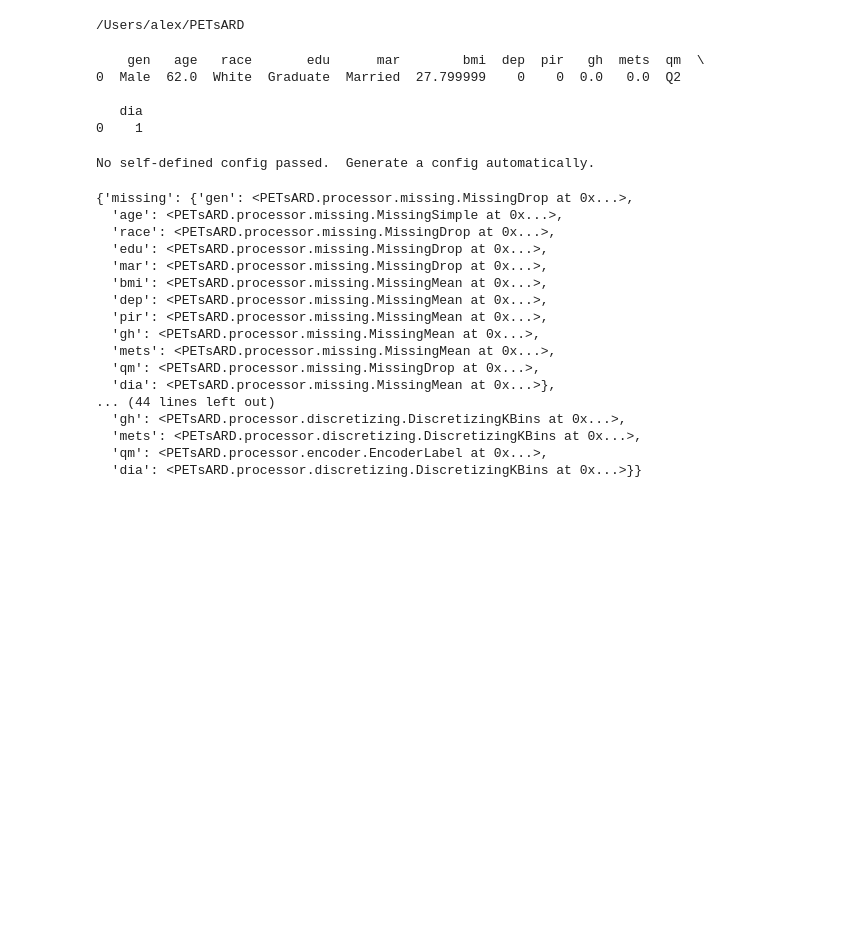
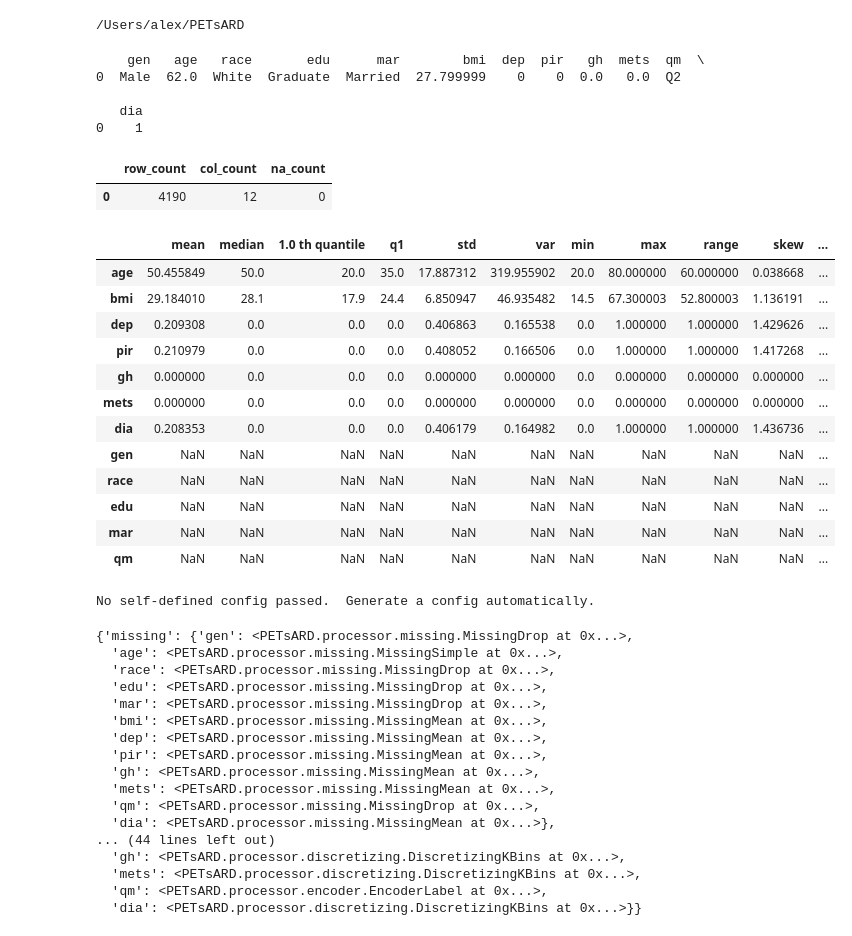
Before and after one commit to nics-tw/petsard, a Jupyter notebook: demo/AlexTest.ipynb, the cells around one changed output. Cells and saved outputs as stored; diff of their text form; code cells hidden in the pictures; blank space fills up the shorter version.

Commit message:
Add describer demo

```diff
--- a/demo/AlexTest.ipynb
+++ b/demo/AlexTest.ipynb
@@ -35,0 +40,8 @@ print(loader.data.head(1))
+# %%
+config = {
+    'method': 'summary',
+    'describe': ['mean', 'median', {'quantile': 0.01}, 'q1', 'corr',
+                  'row_count', 'cov', 'col_count', 'global_na_count',
+                  'std', 'var', 'min', 'max', 'range', 'skew', 'kurtosis','q3', 'iqr',
+                  {'quantile': 0.95}, 'col_na_count', 'nunique', {'quantile': 0.85}]
+}
@@ -35,0 +50,2 @@ print(loader.data.head(1))
+# %%
+des = Describer(config)
@@ -36,3 +56,24 @@ print(loader.data.head(1))
+# %%
+des.get_global()
+# %% [output]
+|  | row_count | col_count | na_count |
+| 0 | 4190 | 12 | 0 |
+# %%
+des.get_columnwise()
+# %% [output]
+|  | mean | median | 1.0 th quantile | q1 | std | var | min | max | range | skew | ... |
+| age | 50.455849 | 50.0 | 20.0 | 35.0 | 17.887312 | 319.955902 | 20.0 | 80.000000 | 60.000000 | 0.038668 | ... |
+| bmi | 29.184010 | 28.1 | 17.9 | 24.4 | 6.850947 | 46.935482 | 14.5 | 67.300003 | 52.800003 | 1.136191 | ... |
+| dep | 0.209308 | 0.0 | 0.0 | 0.0 | 0.406863 | 0.165538 | 0.0 | 1.000000 | 1.000000 | 1.429626 | ... |
+| pir | 0.210979 | 0.0 | 0.0 | 0.0 | 0.408052 | 0.166506 | 0.0 | 1.000000 | 1.000000 | 1.417268 | ... |
+| gh | 0.000000 | 0.0 | 0.0 | 0.0 | 0.000000 | 0.000000 | 0.0 | 0.000000 | 0.000000 | 0.000000 | ... |
+| mets | 0.000000 | 0.0 | 0.0 | 0.0 | 0.000000 | 0.000000 | 0.0 | 0.000000 | 0.000000 | 0.000000 | ... |
+| dia | 0.208353 | 0.0 | 0.0 | 0.0 | 0.406179 | 0.164982 | 0.0 | 1.000000 | 1.000000 | 1.436736 | ... |
+| gen | NaN | NaN | NaN | NaN | NaN | NaN | NaN | NaN | NaN | NaN | ... |
+| race | NaN | NaN | NaN | NaN | NaN | NaN | NaN | NaN | NaN | NaN | ... |
+| edu | NaN | NaN | NaN | NaN | NaN | NaN | NaN | NaN | NaN | NaN | ... |
+| mar | NaN | NaN | NaN | NaN | NaN | NaN | NaN | NaN | NaN | NaN | ... |
+| qm | NaN | NaN | NaN | NaN | NaN | NaN | NaN | NaN | NaN | NaN | ... |
 # %%
 df = loader.data
 # %%
```
Also changed, not shown: parts of 5 cells of this notebook.
